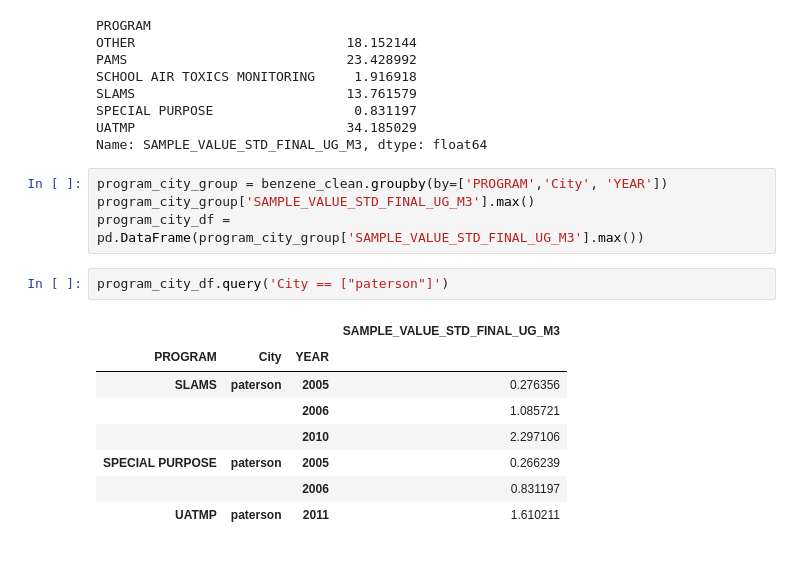
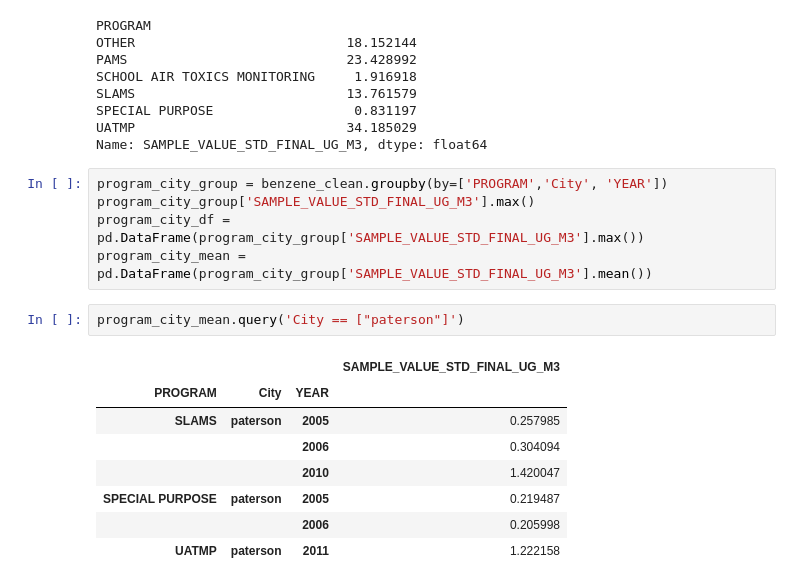
Before and after one commit to jjjjjeb/NJAir_EDA, a Jupyter notebook: Benzene Analysis.ipynb, the cells around one changed output. Drawn from its saved outputs; the diff is of its cells as text.

```diff
--- a/Benzene Analysis.ipynb
+++ b/Benzene Analysis.ipynb
@@ -656,14 +654,15 @@ Name: SAMPLE_VALUE_STD_FINAL_UG_M3, dtype: float64
 program_city_group = benzene_clean.groupby(by=['PROGRAM','City', 'YEAR'])
 program_city_group['SAMPLE_VALUE_STD_FINAL_UG_M3'].max()
 program_city_df = pd.DataFrame(program_city_group['SAMPLE_VALUE_STD_FINAL_UG_M3'].max())
+program_city_mean = pd.DataFrame(program_city_group['SAMPLE_VALUE_STD_FINAL_UG_M3'].mean())
 # %%
-program_city_df.query('City == ["paterson"]')
+program_city_mean.query('City == ["paterson"]')
 # %% [output]
 |  |  |  | SAMPLE_VALUE_STD_FINAL_UG_M3 |
 | PROGRAM | City | YEAR |  |
-| SLAMS | paterson | 2005 | 0.276356 |
-|  |  | 2006 | 1.085721 |
-|  |  | 2010 | 2.297106 |
-| SPECIAL PURPOSE | paterson | 2005 | 0.266239 |
-|  |  | 2006 | 0.831197 |
-| UATMP | paterson | 2011 | 1.610211 |
+| SLAMS | paterson | 2005 | 0.257985 |
+|  |  | 2006 | 0.304094 |
+|  |  | 2010 | 1.420047 |
+| SPECIAL PURPOSE | paterson | 2005 | 0.219487 |
+|  |  | 2006 | 0.205998 |
+| UATMP | paterson | 2011 | 1.222158 |
```
Also changed, not shown: parts of 21 cells of this notebook.
